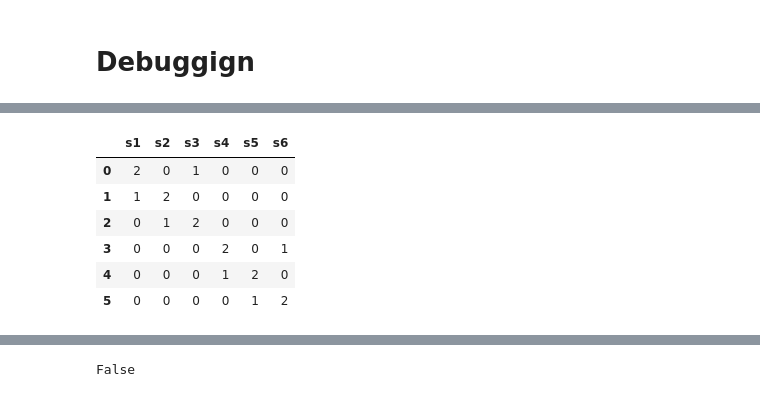
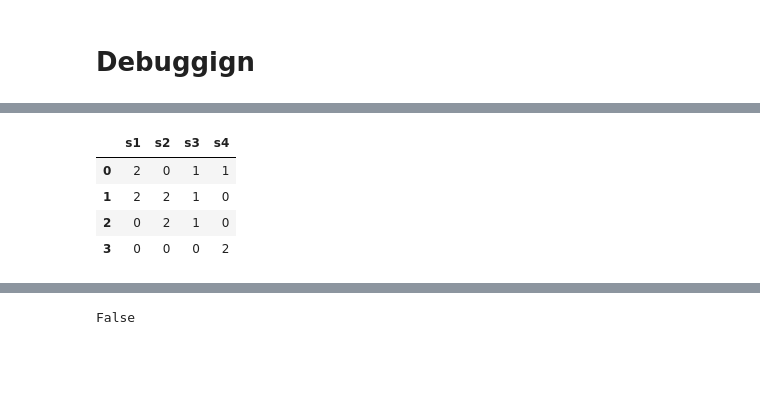
Before and after one commit to aaron-sandoval/generative_social_choice, a Jupyter notebook: generative_social_choice/plots/analyze_voting_algorithm_axiom_results.ipynb, the cells around one changed output, grey strips where cells are left out. Drawn from its saved outputs; the diff is of its cells as text; code cells hidden in the pictures; blank space fills up the shorter version.

```diff
--- a/generative_social_choice/plots/analyze_voting_algorithm_axiom_results.ipynb
+++ b/generative_social_choice/plots/analyze_voting_algorithm_axiom_results.ipynb
@@ -219,38 +223,39 @@ df1
 # %%
 # case = rated_vote_cases["Ex 1.1 modified"]
 from generative_social_choice.slates.voting_algorithms import RatedVoteCase
 from generative_social_choice.slates.voting_utils import (
     CellWiseAugmentation, CandidateWiseAugmentation, VoterAndCellWiseAugmentation)
 
 
-case = rated_vote_cases["Ex 3.1"]
-case = RatedVoteCase(
-    name="Ex 3.1_BIG",
-    rated_votes=case.rated_votes,
-    slate_size=case.slate_size,
-    noise_augmentation_methods = {
-                CellWiseAugmentation(): 40,
-                CandidateWiseAugmentation(): 100,
-                VoterAndCellWiseAugmentation(): 100
-            }
-)
+case = rated_vote_cases["Ex A.1"]
+# case = rated_vote_cases["Ex 3.1"]
+
+# case = RatedVoteCase(
+#     name="Ex 3.1_BIG",
+#     rated_votes=case.rated_votes,
+#     slate_size=case.slate_size,
+#     noise_augmentation_methods = {
+#                 CellWiseAugmentation(): 40,
+#                 CandidateWiseAugmentation(): 100,
+#                 VoterAndCellWiseAugmentation(): 100
+#             }
+# )
 # case = rated_vote_cases["Ex 4.3"]
 # case = rated_vote_cases["Simple 3"]
 # axiom = CoverageAxiom()
-# axiom = HappiestParetoAxiom()
-axiom = IndividualParetoAxiom()
+axiom = HappiestParetoAxiom()
+# axiom = IndividualParetoAxiom()
 # axiom = MinimumAndTotalUtilityParetoAxiom()
 # axiom = NonRadicalTotalUtilityAxiom()
+# axiom = NonRadicalMinUtilityAxiom()
 
 case.rated_votes
 # %% [output]
-|  | s1 | s2 | s3 | s4 | s5 | s6 |
-| 0 | 2 | 0 | 1 | 0 | 0 | 0 |
-| 1 | 1 | 2 | 0 | 0 | 0 | 0 |
-| 2 | 0 | 1 | 2 | 0 | 0 | 0 |
-| 3 | 0 | 0 | 0 | 2 | 0 | 1 |
-| 4 | 0 | 0 | 0 | 1 | 2 | 0 |
-| 5 | 0 | 0 | 0 | 0 | 1 | 2 |
+|  | s1 | s2 | s3 | s4 |
+| 0 | 2 | 0 | 1 | 1 |
+| 1 | 2 | 2 | 1 | 0 |
+| 2 | 0 | 2 | 1 | 0 |
+| 3 | 0 | 0 | 0 | 2 |
 # %%
 df.loc[:,df.columns.get_level_values(1) == axiom.name].iloc[:,10:-10]
 # df.columns.get_level_values(1) == type(axiom).__name__
```
Also changed, not shown: parts of 10 cells of this notebook.
